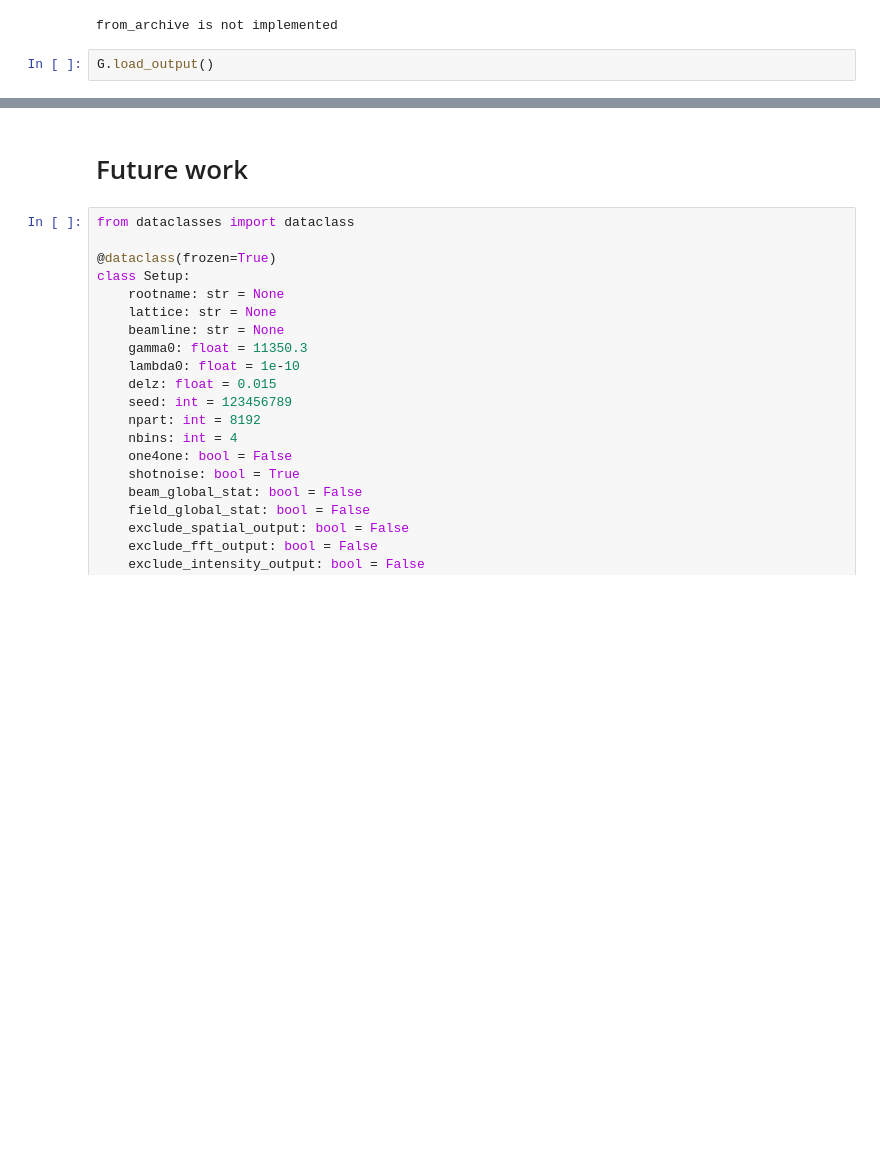
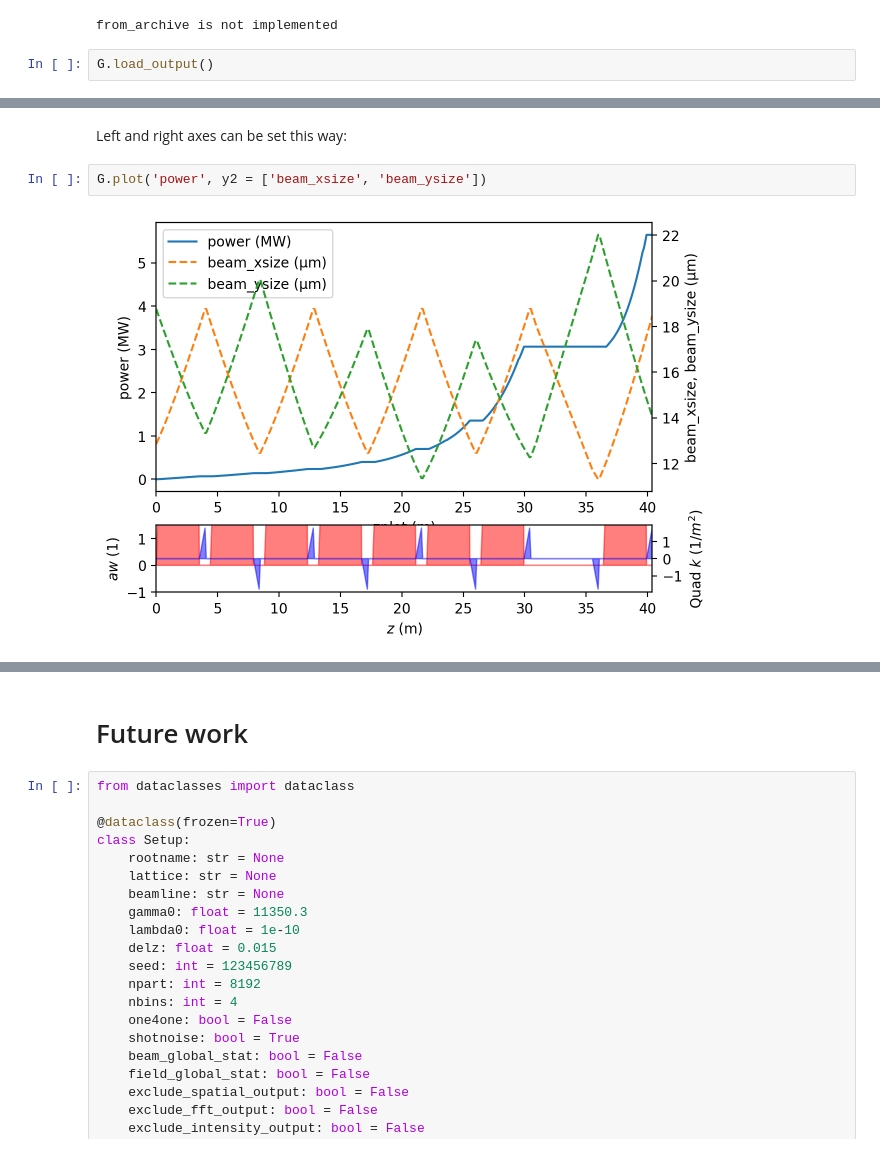
Before and after one commit to slaclab/lume-genesis, a Jupyter notebook: docs/examples/genesis4/genesis4_example.ipynb, the cells around one changed output, grey strips where cells are left out. Saved outputs shown, nothing was run; the diff lists cells and outputs as text; blank space fills up the shorter version.

```diff
--- a/docs/examples/genesis4/genesis4_example.ipynb
+++ b/docs/examples/genesis4/genesis4_example.ipynb
@@ -190,0 +193,6 @@ G.plot()
+# %% [markdown]
+Left and right axes can be set this way:
+# %%
+G.plot('power', y2 = ['beam_xsize', 'beam_ysize'])
+# %% [output]
+[figure, added]
```
Also changed, not shown: parts of 12 cells of this notebook, 1 other file.
